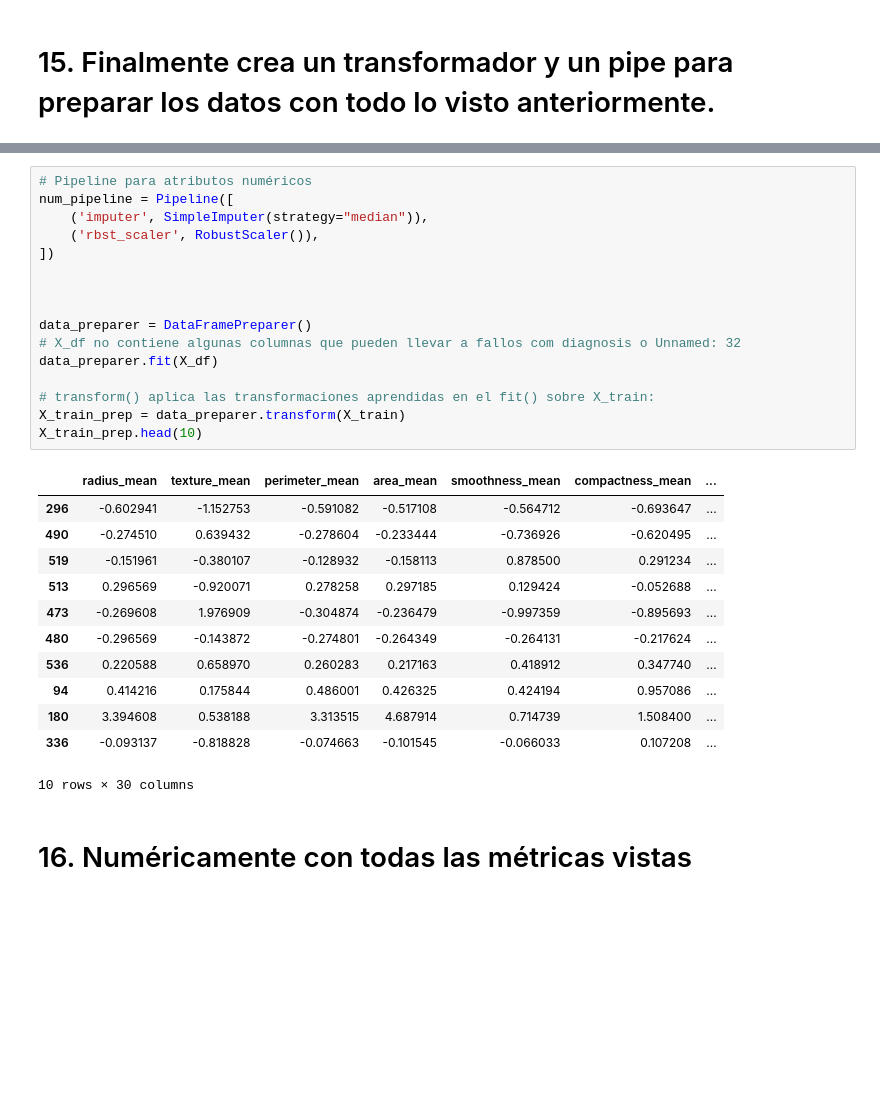
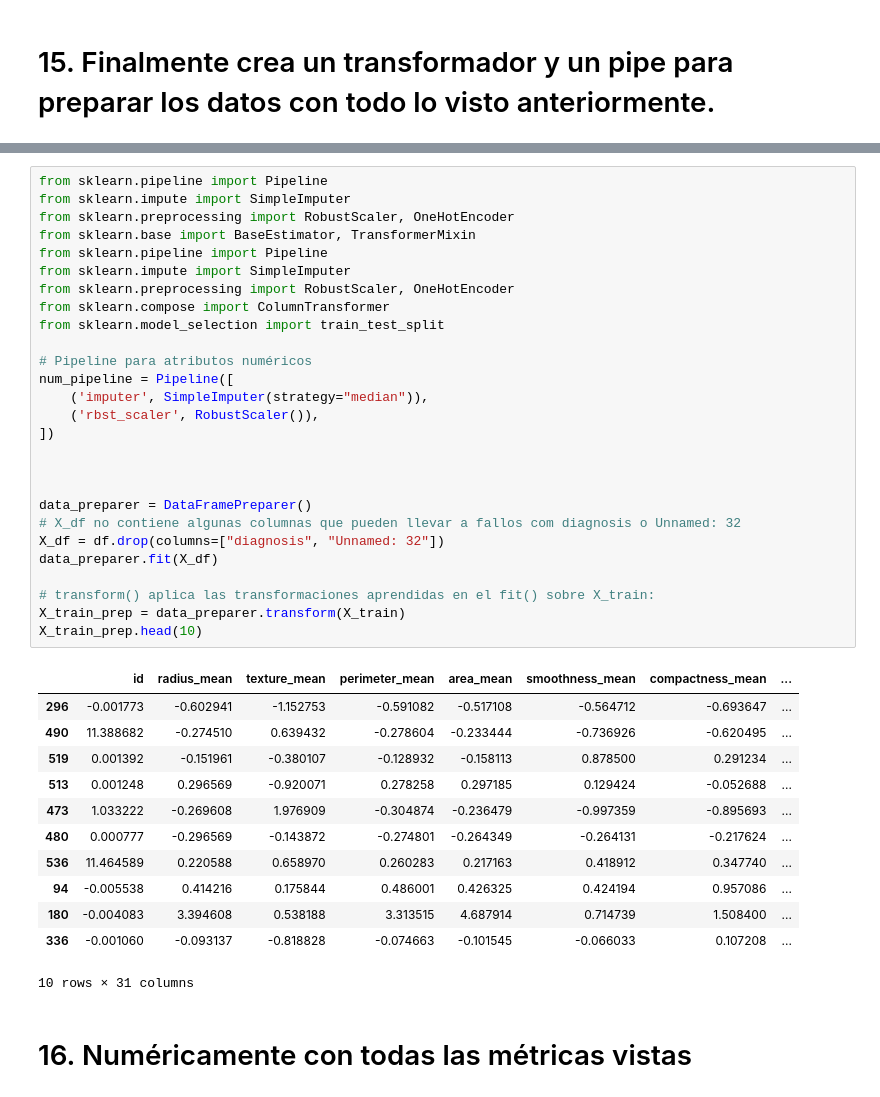
Before and after one commit to Jootgitoo/PIA, a Jupyter notebook: visualizacion-division-datos/breast-cancer-wisconsin-dataset.ipynb, the cells around one changed output, grey strips where cells are left out. Saved outputs shown, nothing was run; the diff lists cells and outputs as text; blank space fills up the shorter version.

```diff
--- a/visualizacion-division-datos/breast-cancer-wisconsin-dataset.ipynb
+++ b/visualizacion-division-datos/breast-cancer-wisconsin-dataset.ipynb
@@ -533,34 +534,45 @@ class CustomOneHotEncoder(BaseEstimator, TransformerMixin):
         X_copy.drop(list(X_cat), axis=1, inplace=True)
         return X_copy.join(X_cat_oh)
 # %%
+from sklearn.pipeline import Pipeline
+from sklearn.impute import SimpleImputer
+from sklearn.preprocessing import RobustScaler, OneHotEncoder
+from sklearn.base import BaseEstimator, TransformerMixin
+from sklearn.pipeline import Pipeline
+from sklearn.impute import SimpleImputer
+from sklearn.preprocessing import RobustScaler, OneHotEncoder
+from sklearn.compose import ColumnTransformer
+from sklearn.model_selection import train_test_split
+
 # Pipeline para atributos numéricos
 num_pipeline = Pipeline([
     ('imputer', SimpleImputer(strategy="median")),
     ('rbst_scaler', RobustScaler()),
 ])
 
 
 
 data_preparer = DataFramePreparer()
 # X_df no contiene algunas columnas que pueden llevar a fallos com diagnosis o Unnamed: 32
+X_df = df.drop(columns=["diagnosis", "Unnamed: 32"])
 data_preparer.fit(X_df)
 
 # transform() aplica las transformaciones aprendidas en el fit() sobre X_train:
 X_train_prep = data_preparer.transform(X_train)
 X_train_prep.head(10)
 # %% [output]
-|  | radius_mean | texture_mean | perimeter_mean | area_mean | smoothness_mean | compactness_mean | ... |
-| 296 | -0.602941 | -1.152753 | -0.591082 | -0.517108 | -0.564712 | -0.693647 | ... |
-| 490 | -0.274510 | 0.639432 | -0.278604 | -0.233444 | -0.736926 | -0.620495 | ... |
-| 519 | -0.151961 | -0.380107 | -0.128932 | -0.158113 | 0.878500 | 0.291234 | ... |
-| 513 | 0.296569 | -0.920071 | 0.278258 | 0.297185 | 0.129424 | -0.052688 | ... |
-| 473 | -0.269608 | 1.976909 | -0.304874 | -0.236479 | -0.997359 | -0.895693 | ... |
-| 480 | -0.296569 | -0.143872 | -0.274801 | -0.264349 | -0.264131 | -0.217624 | ... |
-| 536 | 0.220588 | 0.658970 | 0.260283 | 0.217163 | 0.418912 | 0.347740 | ... |
-| 94 | 0.414216 | 0.175844 | 0.486001 | 0.426325 | 0.424194 | 0.957086 | ... |
-| 180 | 3.394608 | 0.538188 | 3.313515 | 4.687914 | 0.714739 | 1.508400 | ... |
-| 336 | -0.093137 | -0.818828 | -0.074663 | -0.101545 | -0.066033 | 0.107208 | ... |
+|  | id | radius_mean | texture_mean | perimeter_mean | area_mean | smoothness_mean | compactness_mean | ... |
+| 296 | -0.001773 | -0.602941 | -1.152753 | -0.591082 | -0.517108 | -0.564712 | -0.693647 | ... |
+| 490 | 11.388682 | -0.274510 | 0.639432 | -0.278604 | -0.233444 | -0.736926 | -0.620495 | ... |
+| 519 | 0.001392 | -0.151961 | -0.380107 | -0.128932 | -0.158113 | 0.878500 | 0.291234 | ... |
+| 513 | 0.001248 | 0.296569 | -0.920071 | 0.278258 | 0.297185 | 0.129424 | -0.052688 | ... |
+| 473 | 1.033222 | -0.269608 | 1.976909 | -0.304874 | -0.236479 | -0.997359 | -0.895693 | ... |
+| 480 | 0.000777 | -0.296569 | -0.143872 | -0.274801 | -0.264349 | -0.264131 | -0.217624 | ... |
+| 536 | 11.464589 | 0.220588 | 0.658970 | 0.260283 | 0.217163 | 0.418912 | 0.347740 | ... |
+| 94 | -0.005538 | 0.414216 | 0.175844 | 0.486001 | 0.426325 | 0.424194 | 0.957086 | ... |
+| 180 | -0.004083 | 3.394608 | 0.538188 | 3.313515 | 4.687914 | 0.714739 | 1.508400 | ... |
+| 336 | -0.001060 | -0.093137 | -0.818828 | -0.074663 | -0.101545 | -0.066033 | 0.107208 | ... |
-10 rows × 30 columns
+10 rows × 31 columns
 # %% [markdown]
 # 16. Numéricamente con todas las métricas vistas
 # %%
```
Also changed, not shown: parts of 2 cells of this notebook.
